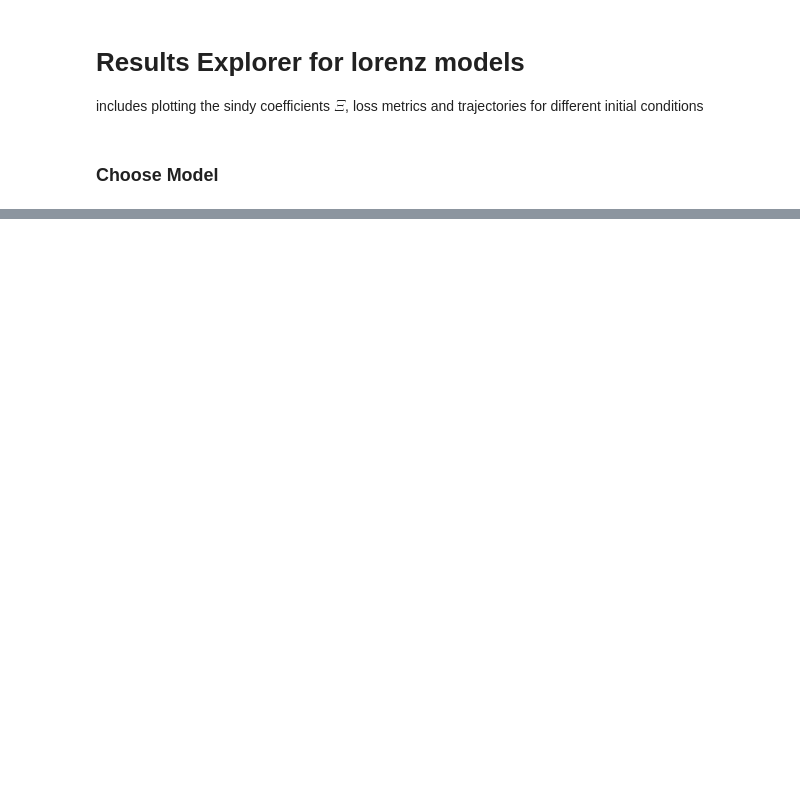
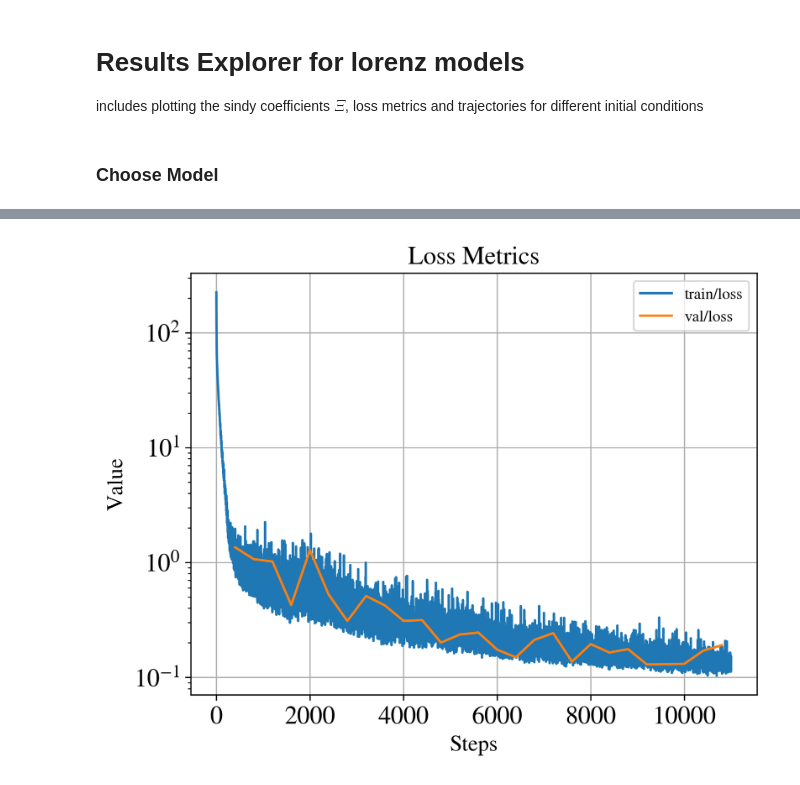
Before and after one commit to jonatanwins/Project-2-FYS5429, a Jupyter notebook: project_2/src/lorenz/lorenzResults.ipynb, the cells around one changed output, grey strips where cells are left out. Cells and saved outputs as stored; diff of their text form; code cells hidden in the pictures; blank space fills up the shorter version.

```diff
--- a/project_2/src/lorenz/lorenzResults.ipynb
+++ b/project_2/src/lorenz/lorenzResults.ipynb
@@ -28,0 +64,11 @@ TypeError: SINDy_trainer.load_from_checkpoint() missing 1 required positional ar
+# %%
+from metrics import RunMetrics # type: ignore -goofy linitng issue
+from plot_metrics import plot_metrics # type: ignore -goofy linitng issue
+
+
+metrics = RunMetrics(model_path)
+
+# Plot a single run
+plot_metrics(metrics, metric_names=["train/loss", "val/loss"], title="Loss Metrics")
+# %% [output]
+[figure, added]
```
Also changed, not shown: parts of 4 cells of this notebook.
